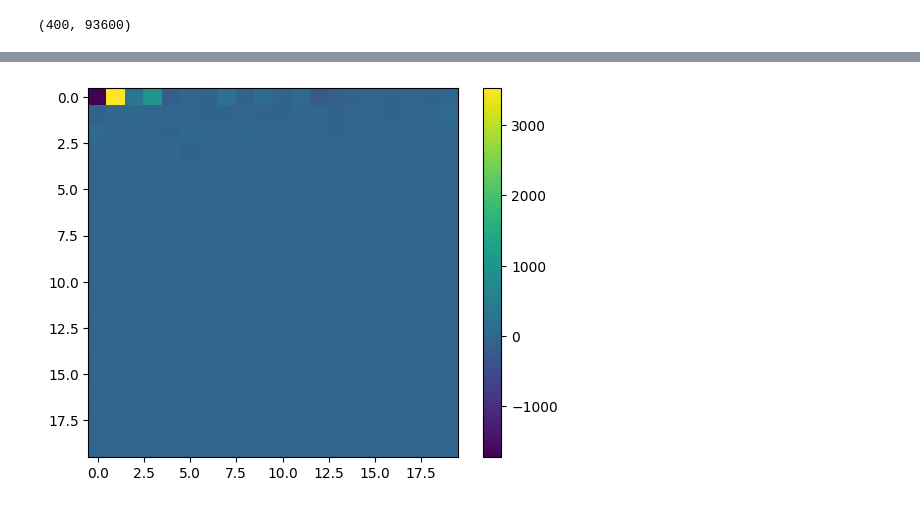
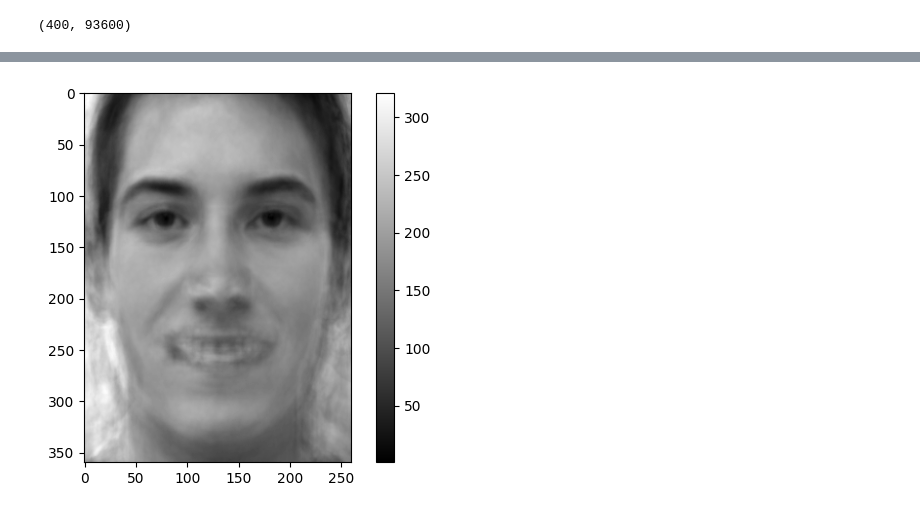
Before and after one commit to lorran-araujo/LNCC, a Jupyter notebook: disciplinas/redes-neurais/codes/lista2/exercicio3.ipynb, the cells around one changed output, grey strips where cells are left out. Saved outputs shown, nothing was run; the diff lists cells and outputs as text; code cells hidden in the pictures.

```diff
--- a/disciplinas/redes-neurais/codes/lista2/exercicio3.ipynb
+++ b/disciplinas/redes-neurais/codes/lista2/exercicio3.ipynb
@@ -90,0 +153,11 @@ X_transformado.shape
+# %%
+import numpy as np
+
+# Criar uma matriz de zeros 400x400
+matriz = np.zeros((400, 400))
+
+# Definir os primeiros 50 elementos da diagonal como 1
+np.fill_diagonal(matriz[:50, :50], 1)
+
+# Multiplicação da matriz de autovetores pela identidade truncada
+autovetores_truncados = np.dot(autovetores, matriz)
@@ -90,0 +168,2 @@ X_transformado.shape
+# %%
+x_tranformado = np.dot(images_vetorizada, autovetores_truncados)
@@ -128,10 +207,14 @@ imagem_editada = X_transformado[1].reshape(20, 20)
+# %%
+imagem_transformada = np.dot(x_tranformado, np.transpose(autovetores_truncados))+global_mean
+# %%
+imagem_editada = imagem_transformada[5].reshape(360, 260)
 # %%
 import matplotlib.pyplot as plt
 
 plt.figure()
-plt.imshow(imagem_editada)
+plt.imshow(imagem_editada, cmap='gray')
 plt.colorbar()
 plt.grid(False)
 plt.show()
 # %% [output]
-[figure, old version]
+[figure, new version]
```
Also changed, not shown: parts of 27 cells of this notebook, 1 other file.
